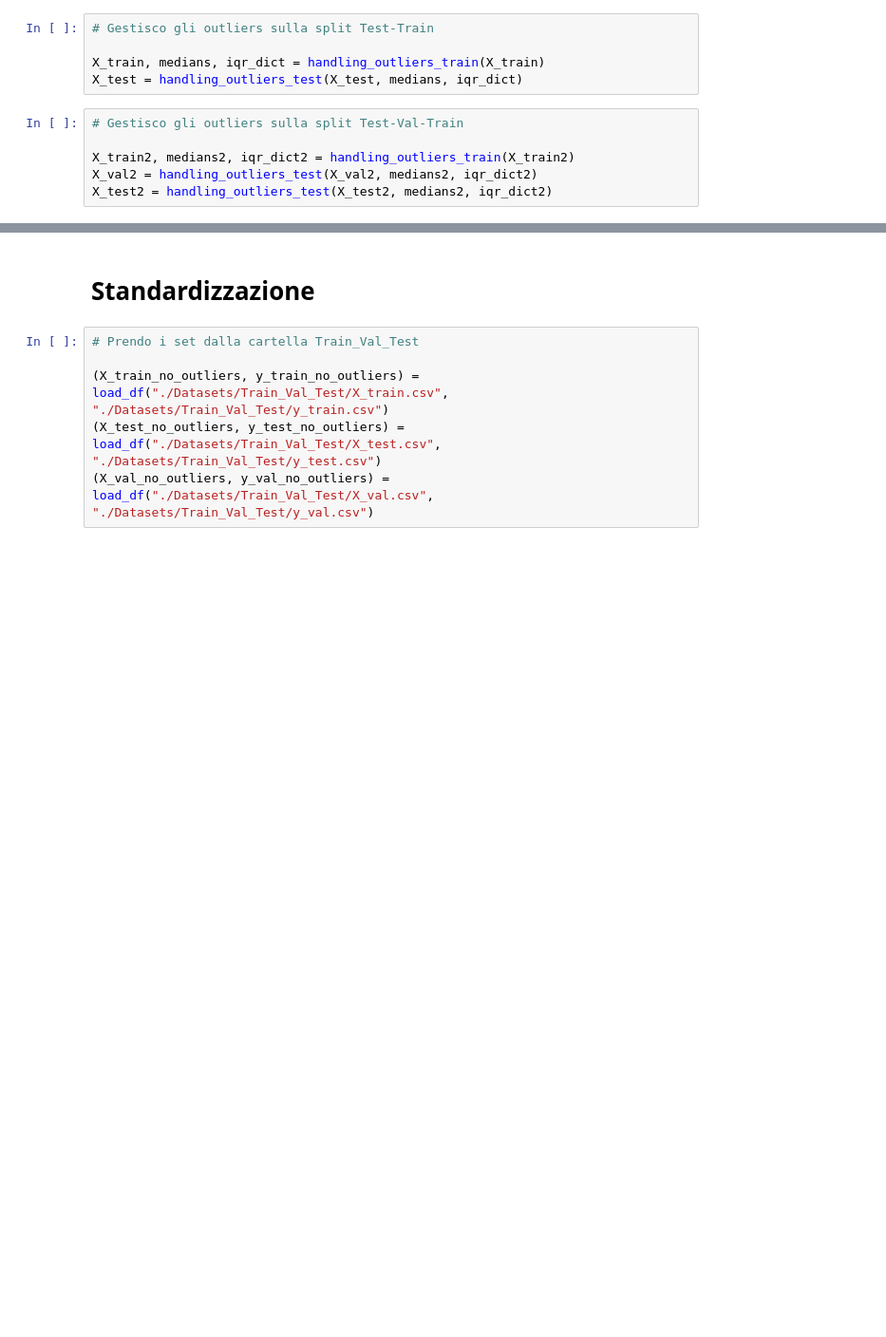
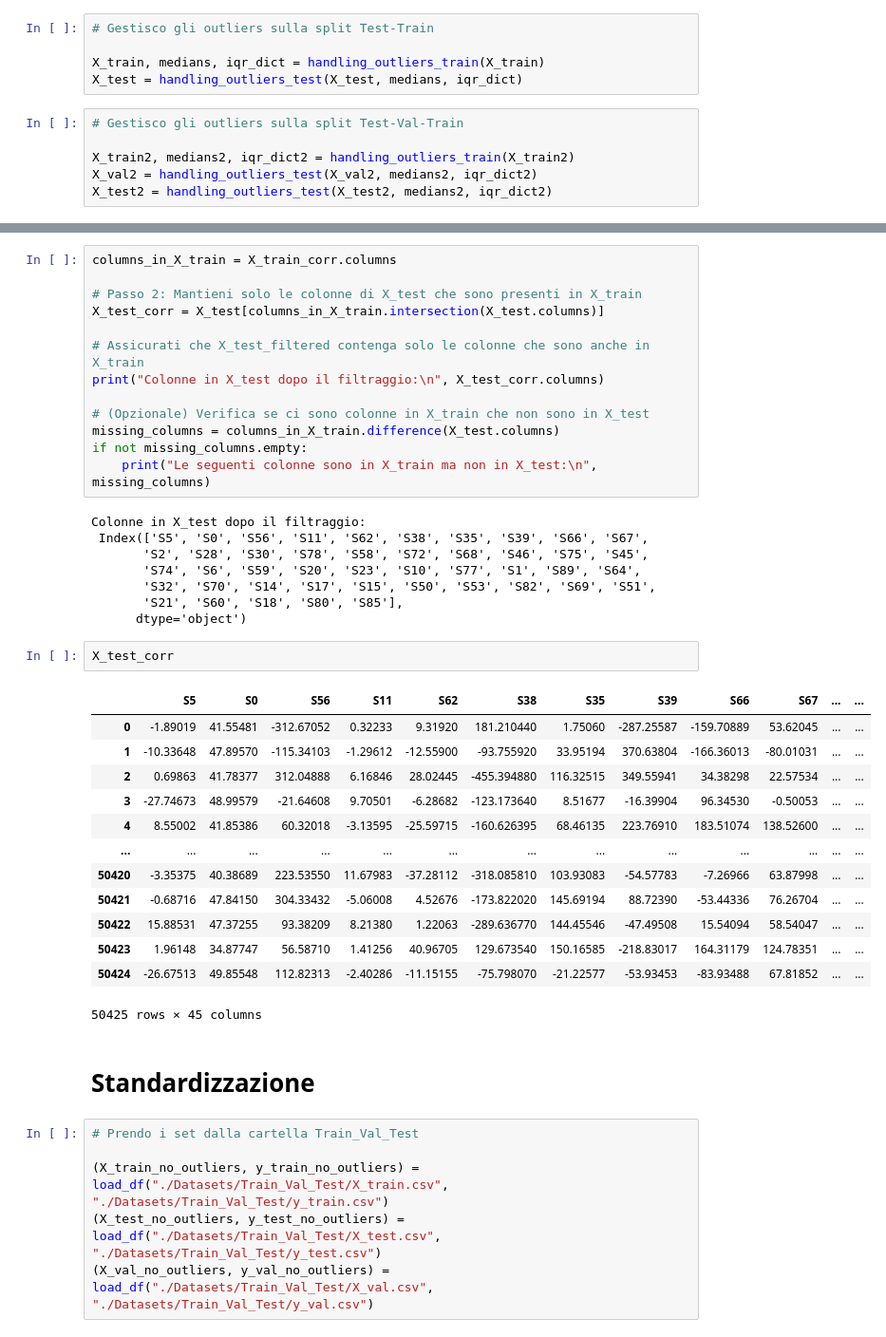
Before and after one commit to Lambe5/ProgettoDataAnalytics, a Jupyter notebook: Pre-processing.ipynb, the cells around one changed output, grey strips where cells are left out. Shown at 95% size. Drawn from its saved outputs; the diff is of its cells as text; blank space fills up the shorter version.

```diff
--- a/Pre-processing.ipynb
+++ b/Pre-processing.ipynb
@@ -59,3 +118,40 @@ X_test2 = handling_outliers_test(X_test2, medians2, iqr_dict2)
+# %%
+columns_in_X_train = X_train_corr.columns
+
+# Passo 2: Mantieni solo le colonne di X_test che sono presenti in X_train
+X_test_corr = X_test[columns_in_X_train.intersection(X_test.columns)]
+
+# Assicurati che X_test_filtered contenga solo le colonne che sono anche in X_train
+print("Colonne in X_test dopo il filtraggio:\n", X_test_corr.columns)
+
+# (Opzionale) Verifica se ci sono colonne in X_train che non sono in X_test
+missing_columns = columns_in_X_train.difference(X_test.columns)
+if not missing_columns.empty:
+    print("Le seguenti colonne sono in X_train ma non in X_test:\n", missing_columns)
+# %% [output]
+Colonne in X_test dopo il filtraggio:
+ Index(['S5', 'S0', 'S56', 'S11', 'S62', 'S38', 'S35', 'S39', 'S66', 'S67',
+       'S2', 'S28', 'S30', 'S78', 'S58', 'S72', 'S68', 'S46', 'S75', 'S45',
+       'S74', 'S6', 'S59', 'S20', 'S23', 'S10', 'S77', 'S1', 'S89', 'S64',
+       'S32', 'S70', 'S14', 'S17', 'S15', 'S50', 'S53', 'S82', 'S69', 'S51',
+       'S21', 'S60', 'S18', 'S80', 'S85'],
+      dtype='object')
+# %%
+X_test_corr
+# %% [output]
+|  | S5 | S0 | S56 | S11 | S62 | S38 | S35 | S39 | S66 | S67 | ... | ... |
+| 0 | -1.89019 | 41.55481 | -312.67052 | 0.32233 | 9.31920 | 181.210440 | 1.75060 | -287.25587 | -159.70889 | 53.62045 | ... | ... |
+| 1 | -10.33648 | 47.89570 | -115.34103 | -1.29612 | -12.55900 | -93.755920 | 33.95194 | 370.63804 | -166.36013 | -80.01031 | ... | ... |
+| 2 | 0.69863 | 41.78377 | 312.04888 | 6.16846 | 28.02445 | -455.394880 | 116.32515 | 349.55941 | 34.38298 | 22.57534 | ... | ... |
+| 3 | -27.74673 | 48.99579 | -21.64608 | 9.70501 | -6.28682 | -123.173640 | 8.51677 | -16.39904 | 96.34530 | -0.50053 | ... | ... |
+| 4 | 8.55002 | 41.85386 | 60.32018 | -3.13595 | -25.59715 | -160.626395 | 68.46135 | 223.76910 | 183.51074 | 138.52600 | ... | ... |
+| ... | ... | ... | ... | ... | ... | ... | ... | ... | ... | ... | ... | ... |
+| 50420 | -3.35375 | 40.38689 | 223.53550 | 11.67983 | -37.28112 | -318.085810 | 103.93083 | -54.57783 | -7.26966 | 63.87998 | ... | ... |
+| 50421 | -0.68716 | 47.84150 | 304.33432 | -5.06008 | 4.52676 | -173.822020 | 145.69194 | 88.72390 | -53.44336 | 76.26704 | ... | ... |
+| 50422 | 15.88531 | 47.37255 | 93.38209 | 8.21380 | 1.22063 | -289.636770 | 144.45546 | -47.49508 | 15.54094 | 58.54047 | ... | ... |
+| 50423 | 1.96148 | 34.87747 | 56.58710 | 1.41256 | 40.96705 | 129.673540 | 150.16585 | -218.83017 | 164.31179 | 124.78351 | ... | ... |
+| 50424 | -26.67513 | 49.85548 | 112.82313 | -2.40286 | -11.15155 | -75.798070 | -21.22577 | -53.93453 | -83.93488 | 67.81852 | ... | ... |
+50425 rows × 45 columns
 # %% [markdown]
 # Standardizzazione
 # %%
```
Also changed, not shown: parts of 27 cells of this notebook.
